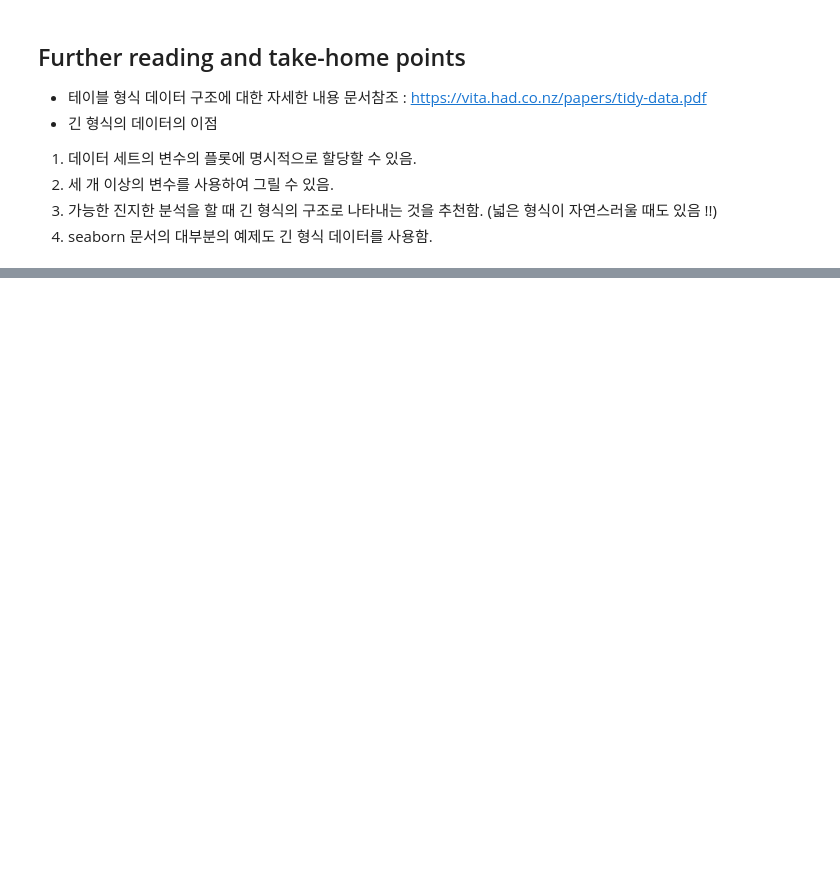
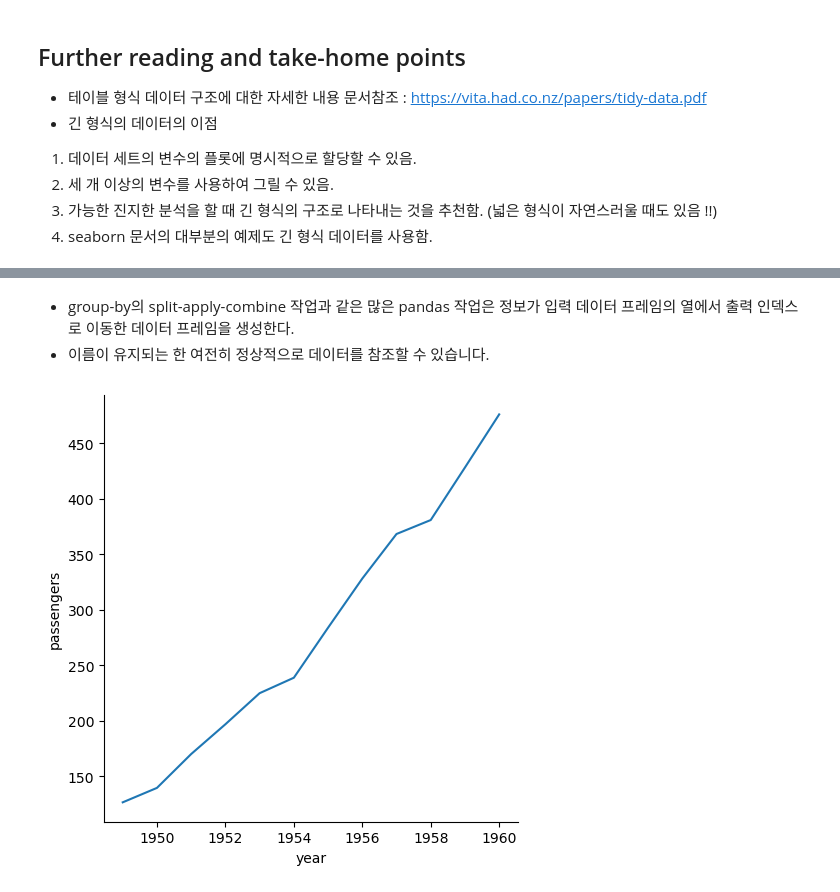
Before and after one commit to hapvpy/Seaborn, a Jupyter notebook: 03. Data_structures_accepted_by_seaborn.ipynb, the cells around one changed output, grey strips where cells are left out. Cells and saved outputs as stored; diff of their text form; code cells hidden in the pictures; blank space fills up the shorter version.

```diff
--- a/03. Data_structures_accepted_by_seaborn.ipynb
+++ b/03. Data_structures_accepted_by_seaborn.ipynb
@@ -152,0 +161,8 @@ plt.show(ana)
+# %% [markdown]
+- group-by의 split-apply-combine 작업과 같은 많은 pandas 작업은 정보가 입력 데이터 프레임의 열에서 출력 인덱스로 이동한 데이터 프레임을 생성한다.
+- 이름이 유지되는 한 여전히 정상적으로 데이터를 참조할 수 있습니다.
+# %%
+flights_avg = flights.groupby("year").mean()
+sns.relplot(data=flights_avg, x="year", y="passengers", kind="line");
+# %% [output]
+[figure, added]
```
Also changed, not shown: parts of 16 cells of this notebook.
